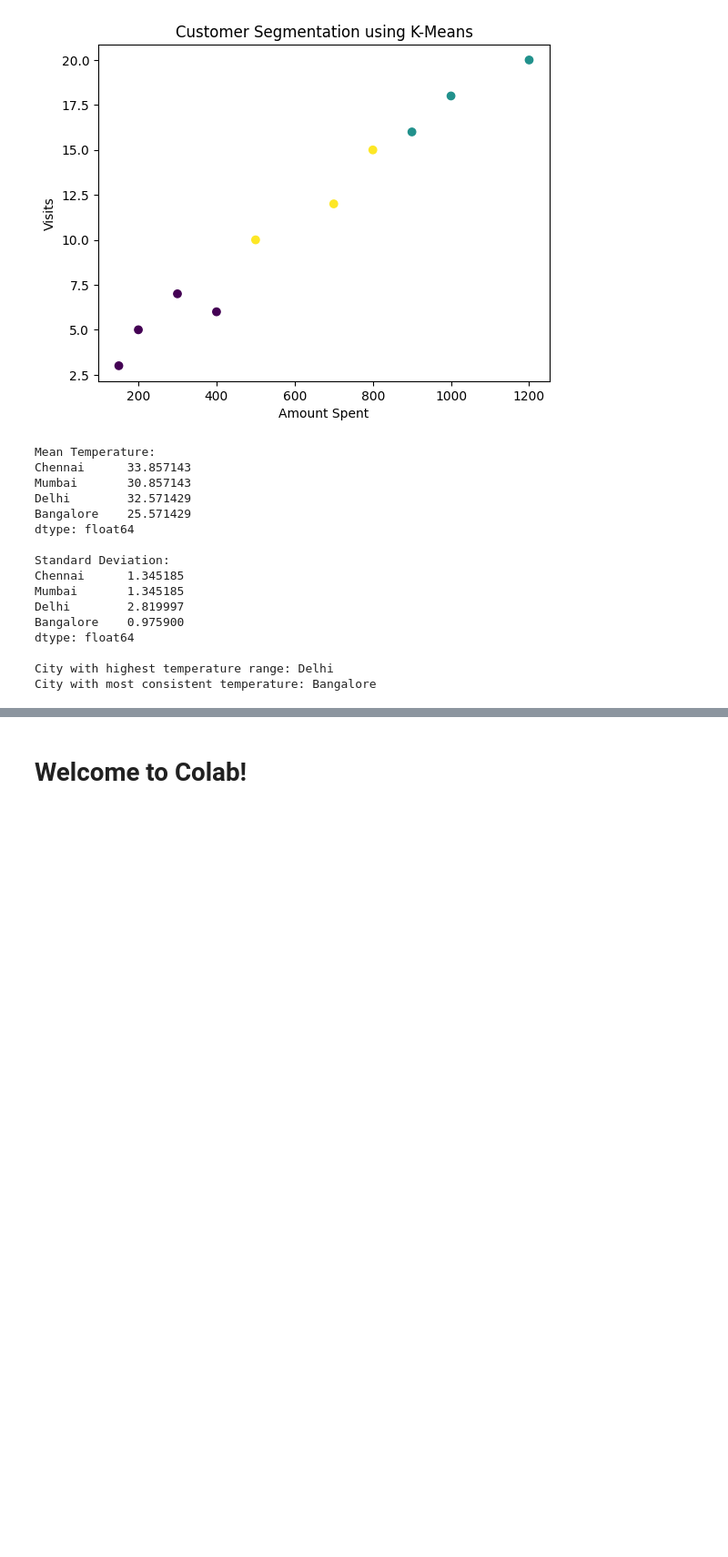
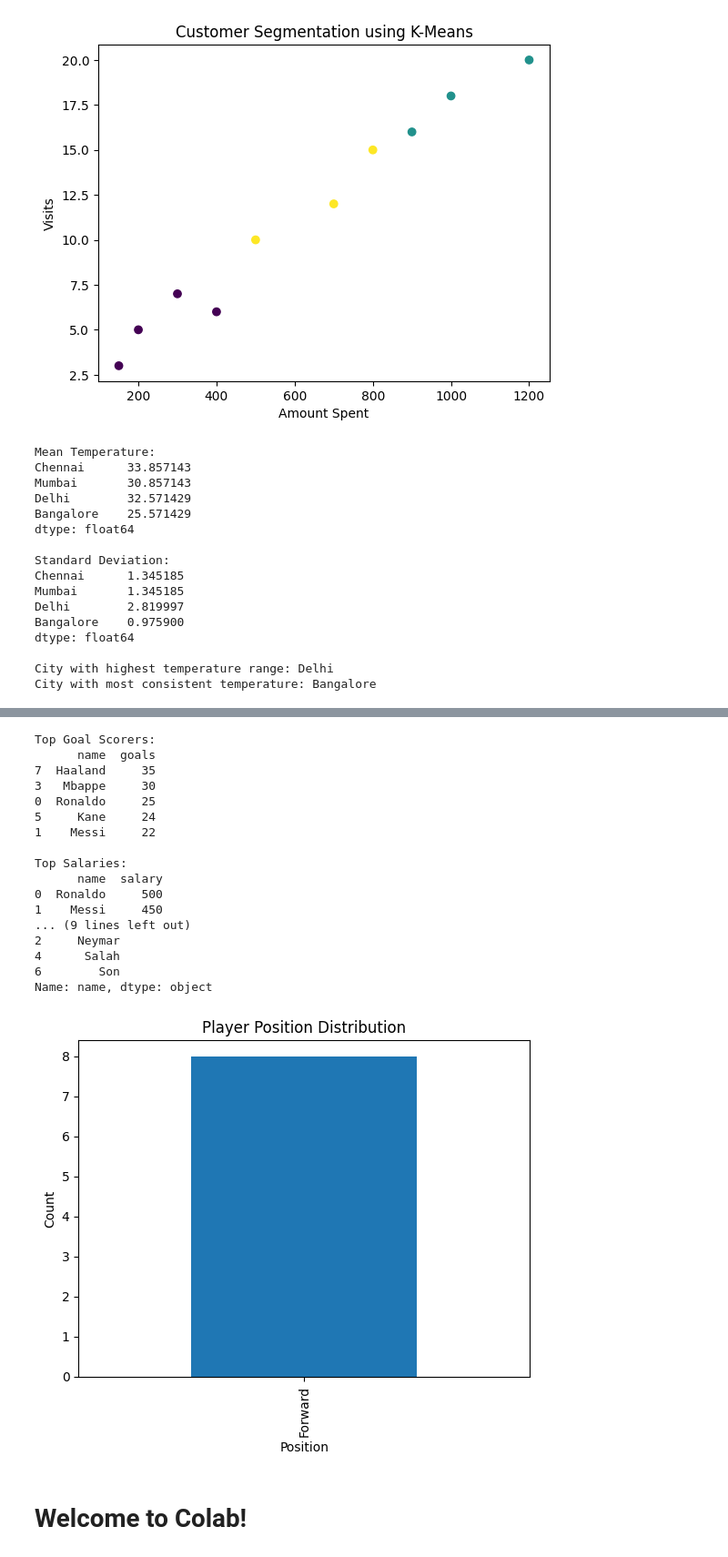
Before and after one commit to rizwanvk-CN/DSA0423-Fundamental-of-data-science-, a Jupyter notebook: lab_program_colab.ipynb, the cells around one changed output, grey strips where cells are left out. Shown at 91% size. Saved outputs shown, nothing was run; the diff lists cells and outputs as text; code cells hidden in the pictures; blank space fills up the shorter version.

```diff
--- a/lab_program_colab.ipynb
+++ b/lab_program_colab.ipynb
@@ -443,3 +484,59 @@ City with most consistent temperature: Bangalore
+# %%
+import pandas as pd
+import matplotlib.pyplot as plt
+
+
+data = {
+    "name":["Ronaldo","Messi","Neymar","Mbappe","Salah","Kane","Son","Haaland"],
+    "age":[38,36,31,25,31,30,31,24],
+    "position":["Forward","Forward","Forward","Forward","Forward","Forward","Forward","Forward"],
+    "goals":[25,22,18,30,20,24,19,35],
+    "salary":[500,450,400,420,380,390,370,410]
+}
+
+df = pd.DataFrame(data)
+
+
+print("Top Goal Scorers:")
+print(df.nlargest(5,"goals")[["name","goals"]])
+
+
+print("\nTop Salaries:")
+print(df.nlargest(5,"salary")[["name","salary"]])
+
+
+avg_age = df["age"].mean()
+print("\nAverage Age:", avg_age)
+
+
+print("\nPlayers above average age:")
+print(df[df["age"] > avg_age]["name"])
+
+
+df["position"].value_counts().plot(kind="bar")
+plt.title("Player Position Distribution")
+plt.xlabel("Position")
+plt.ylabel("Count")
+plt.show()
+# %% [output]
+Top Goal Scorers:
+      name  goals
+7  Haaland     35
+3   Mbappe     30
+0  Ronaldo     25
+5     Kane     24
+1    Messi     22
+
+Top Salaries:
+      name  salary
+0  Ronaldo     500
+1    Messi     450
+... (9 lines left out)
+2     Neymar
+4      Salah
+6        Son
+Name: name, dtype: object
+[figure, added]
 # %% [markdown]
 # Welcome to Colab!
 # %% [markdown]
```
Also changed, not shown: parts of 1 cell of this notebook.
